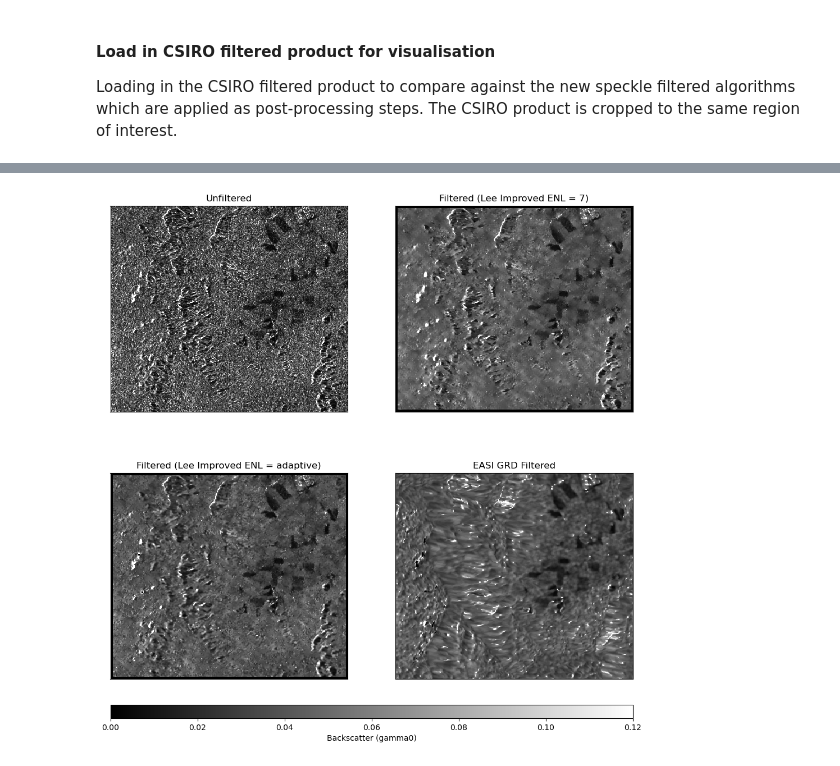
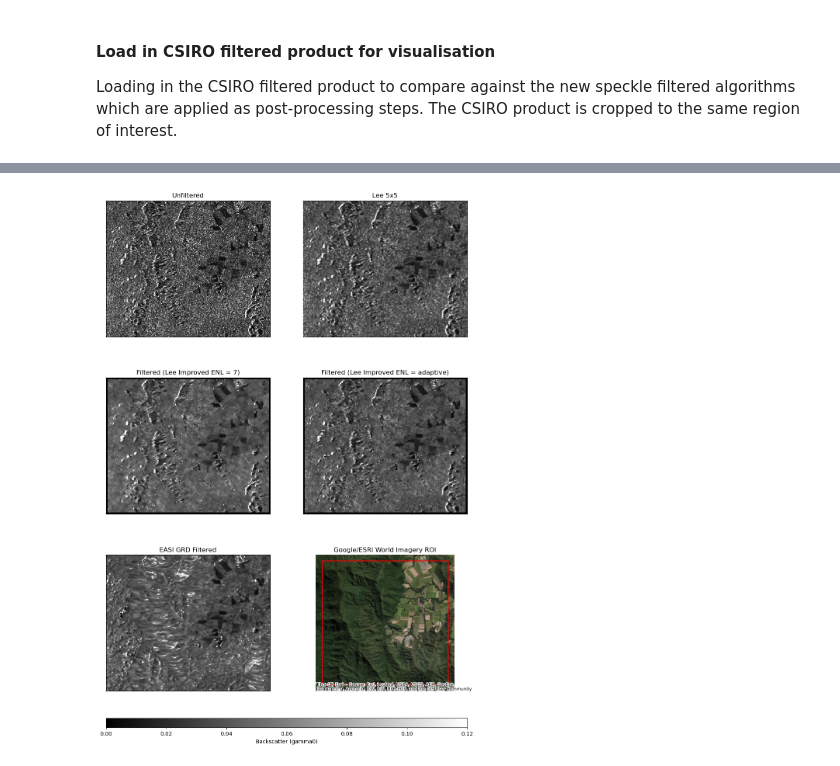
Before and after one commit to cbur24/sentinel-1-hackathon, a Jupyter notebook: notebooks/despeckle/testing_new_algorithms.ipynb, the cells around one changed output, grey strips where cells are left out. Drawn from its saved outputs; the diff is of its cells as text; code cells hidden in the pictures.

Commit message:
Add optical ROI Image

```diff
--- a/notebooks/despeckle/testing_new_algorithms.ipynb
+++ b/notebooks/despeckle/testing_new_algorithms.ipynb
@@ -366,41 +364,77 @@ unfiltered_ds = ds['VH_gamma0'].isel(time=0)
+# %%
+
+import sys
+sys.path.insert(1, '../src/')
+from speckle_filters import apply_lee_filter
+
+ds["VH_gamma0_filtered"] = apply_lee_filter(ds["VH_gamma0"], size=3)
+
+lee5_ds = ds['VH_gamma0_filtered'].isel(time=0)
 # %%
 import matplotlib.pyplot as plt
+import contextily as ctx
+import geopandas as gpd
+from shapely.geometry import box
 
-fig, axes = plt.subplots(2, 2, figsize=(12, 12))
+
+# make a GeoDataFrame for the ROI
+roi_geom = gpd.GeoDataFrame(
+    {"id": [1]},
+    geometry=[box(*roi_box)],
+    crs="EPSG:4326"
+).to_crs(epsg=3857)  # web mercator for tiles
+
+# create figure
+fig, axes = plt.subplots(3, 2, figsize=(12, 18))
 axes = axes.ravel()
 
 vmin, vmax = 0, 0.12
 
-# plot each dataset without individual colorbars
+# existing SAR plots
+unfiltered_ds = ds['VH_gamma0'].isel(time=0)
 unfiltered_ds.plot.imshow(ax=axes[0], cmap="gray", vmin=vmin, vmax=vmax, add_colorbar=False)
 axes[0].set_title("Unfiltered")
 
-filtered_ds.plot.imshow(ax=axes[1], cmap="gray", vmin=vmin, vmax=vmax, add_colorbar=False)
-axes[1].set_title("Filtered (Lee Improved ENL = 7)")
+lee5_ds.plot.imshow(ax=axes[1], cmap="gray", vmin=vmin, vmax=vmax, add_colorbar=False)
+axes[1].set_title("Lee 5x5")
 
-lee_improved_adapt_filtered.plot.imshow(ax=axes[2], cmap="gray", vmin=vmin, vmax=vmax, add_colorbar=False)
-axes[2].set_title("Filtered (Lee Improved ENL = adaptive)")
+filtered_ds.plot.imshow(ax=axes[2], cmap="gray", vmin=vmin, vmax=vmax, add_colorbar=False)
+axes[2].set_title("Filtered (Lee Improved ENL = 7)")
 
-cropped_geo.plot.imshow(ax=axes[3], cmap="gray", vmin=vmin, vmax=vmax, add_colorbar=False)
-axes[3].set_title("EASI GRD Filtered")
+lee_improved_adapt_filtered.plot.imshow(ax=axes[3], cmap="gray", vmin=vmin, vmax=vmax, add_colorbar=False)
+axes[3].set_title("Filtered (Lee Improved ENL = adaptive)")
 
-# remove axis ticks and labels
-for ax in axes:
+cropped_geo.plot.imshow(ax=axes[4], cmap="gray", vmin=vmin, vmax=vmax, add_colorbar=False)
+axes[4].set_title("EASI GRD Filtered")
+
+# new subplot for Google imagery
+ax_map = axes[5]
+roi_geom.boundary.plot(ax=ax_map, color="red")  # outline
+ctx.add_basemap(
+    ax_map,
+    source=ctx.providers.Esri.WorldImagery,  # satellite imagery
+    zoom=14  # adjust zoom level
+)
+ax_map.set_title("Google/ESRI World Imagery ROI")
+ax_map.set_axis_off()
+
+# remove ticks/labels from SAR plots
+for ax in axes[:-1]:
     ax.set_xticks([])
     ax.set_yticks([])
     ax.set_xlabel("")
     ax.set_ylabel("")
 
-# adjust layout to make room for the colorbar
+# adjust layout
 fig.subplots_adjust(bottom=0.1, hspace=0.3)
 
-# one shared colorbar at bottom
+# one shared colorbar
 cbar = fig.colorbar(
     axes[0].images[0], ax=axes, orientation="horizontal",
     fraction=0.05, pad=0.05, aspect=40
 )
 cbar.set_label("Backscatter (gamma0)")
 
 plt.show()
 # %% [output]
-[figure, old version]
+[figure, new version]
```
Also changed, not shown: parts of 4 cells of this notebook.
